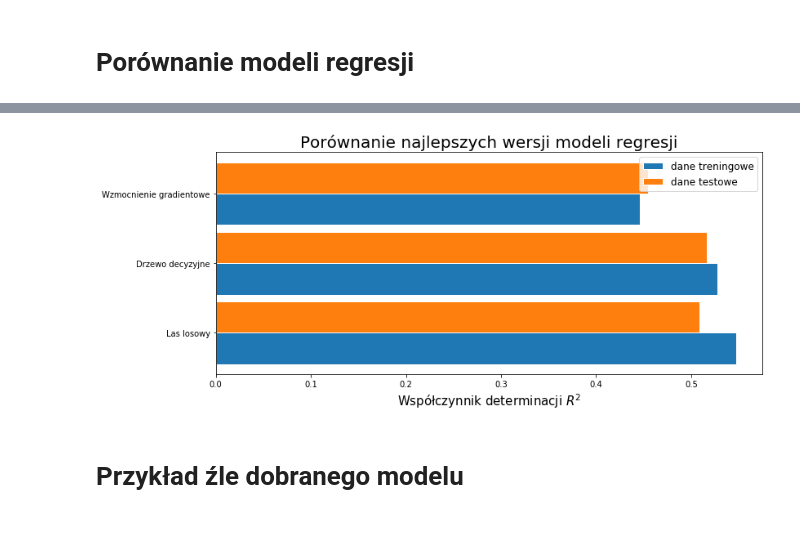
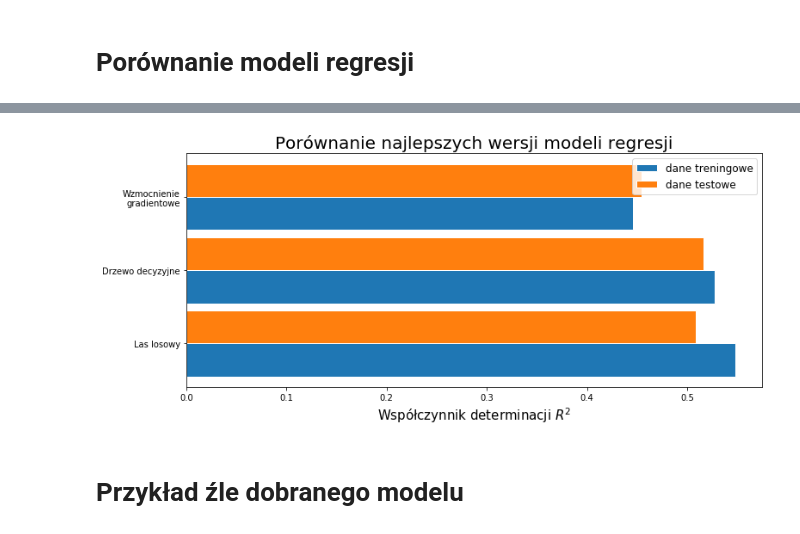
Before and after one commit to DuDiiC/engineering-thesis, a Jupyter notebook: notebooks/03_learning/regression.ipynb, the cells around one changed output, grey strips where cells are left out. Cells and saved outputs as stored; diff of their text form; code cells hidden in the pictures.

```diff
--- a/notebooks/03_learning/regression.ipynb
+++ b/notebooks/03_learning/regression.ipynb
@@ -297,7 +297,7 @@ compare_scores(train_scores, test_scores, names, 'GradientBoostingRegressor',
 # %% [output]
 [figure]
 # %%
-best_model_names.append('Wzmocnienie gradientowe')
+best_model_names.append('Wzmocnienie\ngradientowe')
 best_models_mses.append(mean_squared_errors[2])
 best_models_train_scores.append(train_scores[2])
 best_models_test_scores.append(test_scores[2])
@@ -312,9 +312,9 @@ compare_mses(best_models_mses, best_model_names,
 # %%
 compare_scores(best_models_train_scores, best_models_test_scores, best_model_names,
                'Porównanie najlepszych wersji modeli regresji',
-              '../../results/regression/models_compare_score.jpg', 12, 5)
+              '../../results/regression/porónanie modeli - R^2.jpg', 12, 5)
 # %% [output]
-[figure, old version]
+[figure, new version]
 # %% [markdown]
 # Przykład źle dobranego modelu
 # %%
```
Also changed, not shown: parts of 15 cells of this notebook.
